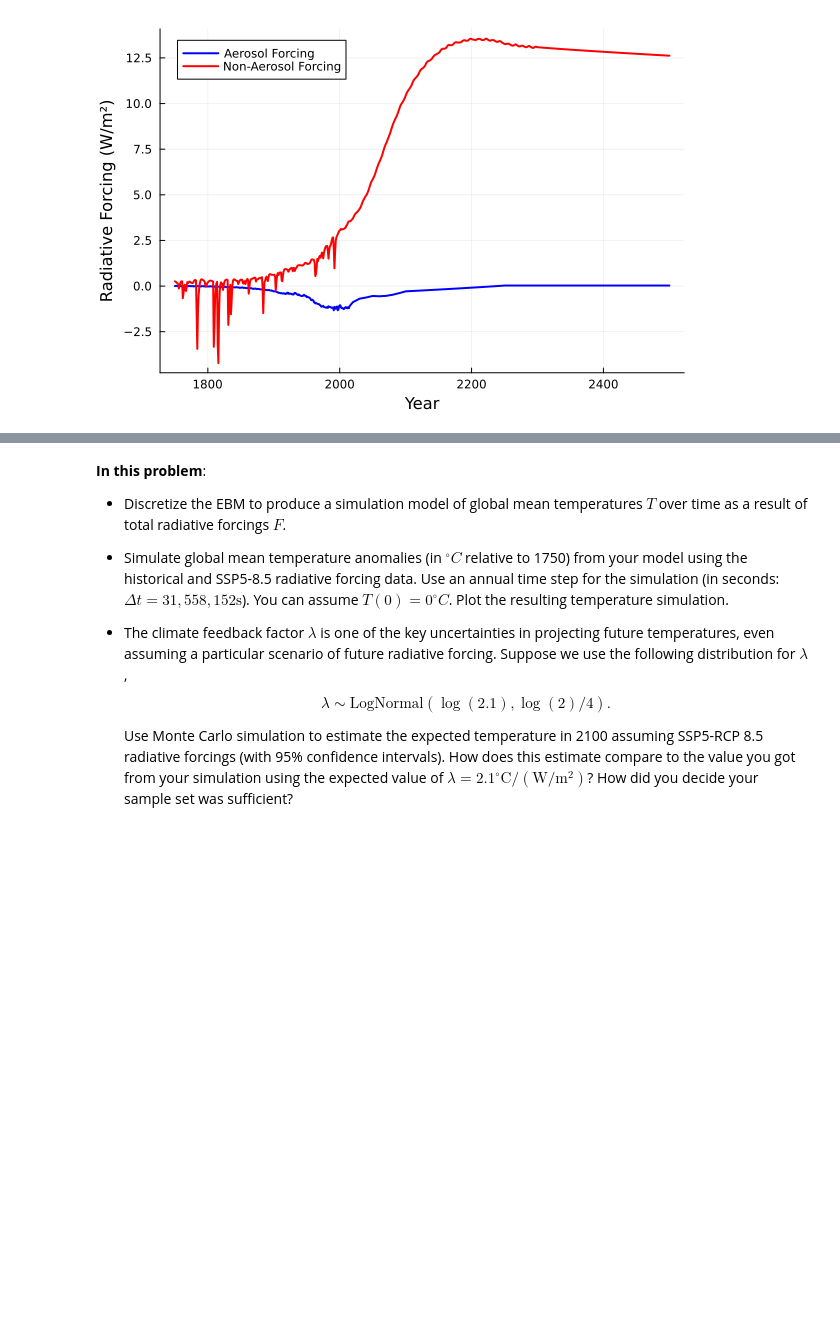
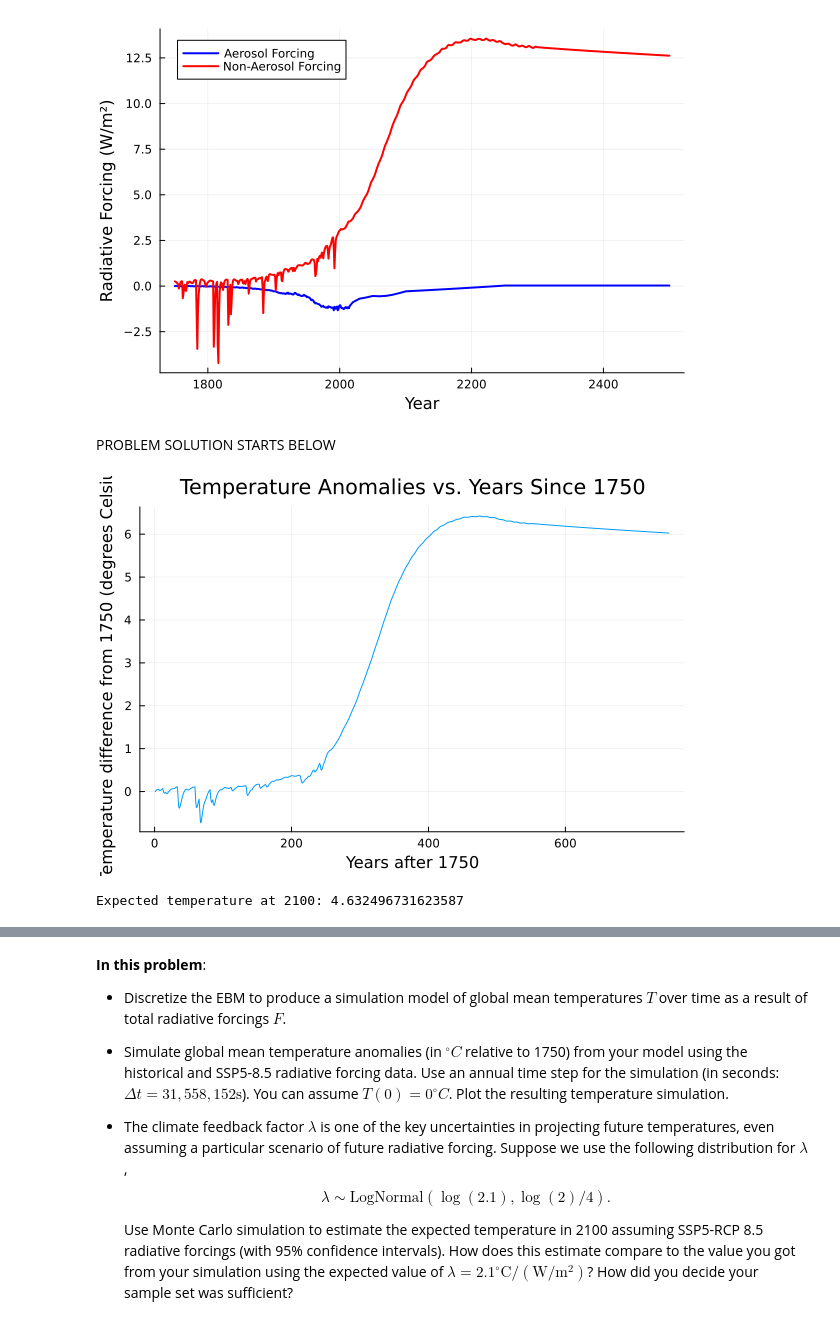
Before and after one commit to BEE4750-FA24/hw3-acute-triangle, a Jupyter notebook: hw03.ipynb, the cells around one changed output, grey strips where cells are left out. Drawn from its saved outputs; the diff is of its cells as text; code cells hidden in the pictures; blank space fills up the shorter version.

```diff
--- a/hw03.ipynb
+++ b/hw03.ipynb
@@ -439,7 +424,7 @@ the non-aerosol and aerosol components of those forcings.
 # %%
 # Dataset from https://zenodo.org/record/3973015
 # The CSV is read into a DataFrame object, and we specify that it is comma delimited
-forcings_all = CSV.read("data/ERF_ssp585_1750-2500.csv", DataFrame, delim=",")
+forcings_all = CSV.read("ERF_ssp585_1750-2500.csv", DataFrame, delim=",")
 
 # Separate out the individual components
 # Get total aerosol forcings
@@ -476,3 +461,37 @@ plot!(p_forcing, t, forcing_aerosol, label="Aerosol Forcing", color=:blue, linew
 plot!(p_forcing, t, forcing_non_aerosol, label="Non-Aerosol Forcing", color=:red, linewidth=2)
 # %% [output]
 [figure]
+# %% [markdown]
+PROBLEM SOLUTION STARTS BELOW
+# %%
+#Define basic model parameters
+d = 86
+c = 4184000
+lambda = 2.1
+alpha = .8
+time_step = 31558152
+
+#Compute the total forcings based off of given forcings from
+#Data and the given alpha value
+total_forcings = forcing_non_aerosol .+ alpha.*forcing_aerosol
+
+#Iterate through all of the given years of Data
+#Computing the new temperature value at each time step
+length = size(total_forcings,1)
+temp = zeros(length)
+temp[1] = 0
+for i in 2:length
+    temp[i] = temp[i-1] + time_step*((total_forcings[i] - lambda*temp[i-1])/(c*d))
+end
+
+#Plot the temperature anomalies over the years
+plotted = plot(temp, legend = false)
+xlabel!("Years after 1750")
+ylabel!("Temperature difference from 1750 (degrees Celsius)")
+title!("Temperature Anomalies vs. Years Since 1750")
+temp_2100 = temp[350]
+display(plotted)
+println( "Expected temperature at 2100: ", temp_2100)
+# %% [output]
+[figure, added]
+Expected temperature at 2100: 4.632496731623587
```
Also changed, not shown: parts of 22 cells of this notebook.
